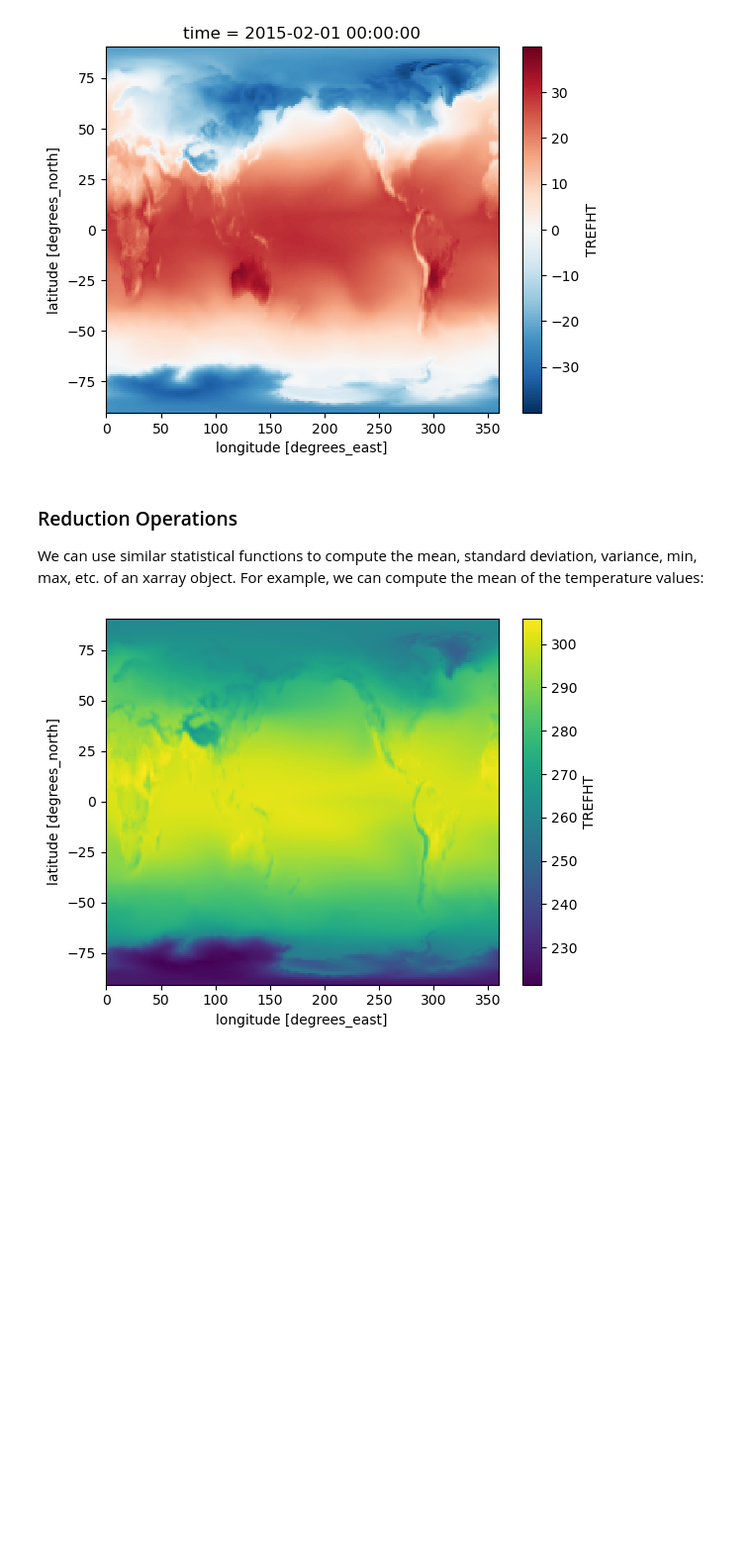
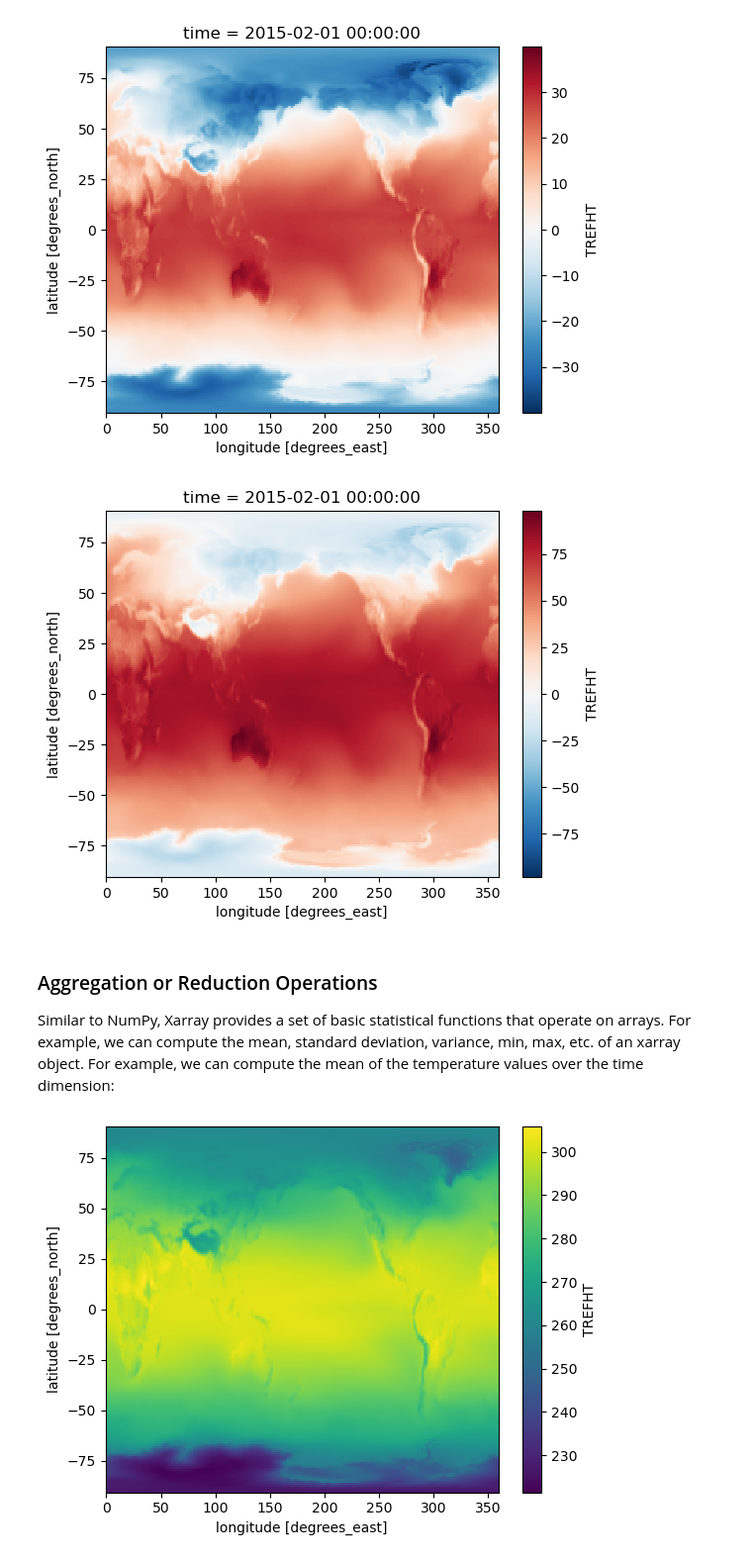
Before and after one commit to NCAR/Xarray-Dask-ESDS-2024, a Jupyter notebook: notebooks/01-xarray-intro.ipynb, the cells around one changed output. Shown at 99% size. Saved outputs shown, nothing was run; the diff lists cells and outputs as text; code cells hidden in the pictures; blank space fills up the shorter version.

```diff
--- a/notebooks/01-xarray-intro.ipynb
+++ b/notebooks/01-xarray-intro.ipynb
@@ -339,9 +354,14 @@ For example, we can use the arithmetic operators `+`, `-`, `*`, `/`, `**` to add
 # %% [output]
 [figure]
+# %%
+((tref[0,:,:] - 273.15) * 9/5 + 32).plot();
+# %% [output]
+[figure, added]
 # %% [markdown]
-### Reduction Operations
+### Aggregation or Reduction Operations
 
-We can use similar statistical functions to compute the mean, standard deviation, variance, min, max, etc. of an xarray object. For example, we can compute the mean of the temperature values:
+Similar to NumPy, Xarray provides a set of basic statistical functions that operate on arrays. For example, we can compute the mean, standard deviation, variance, min, max, etc. of an xarray object.
+For example, we can compute the mean of the temperature values over the time dimension:
 # %%
 mean_temp = tref.mean(dim="time")
 mean_temp.plot();
```
Also changed, not shown: parts of 94 cells of this notebook.
